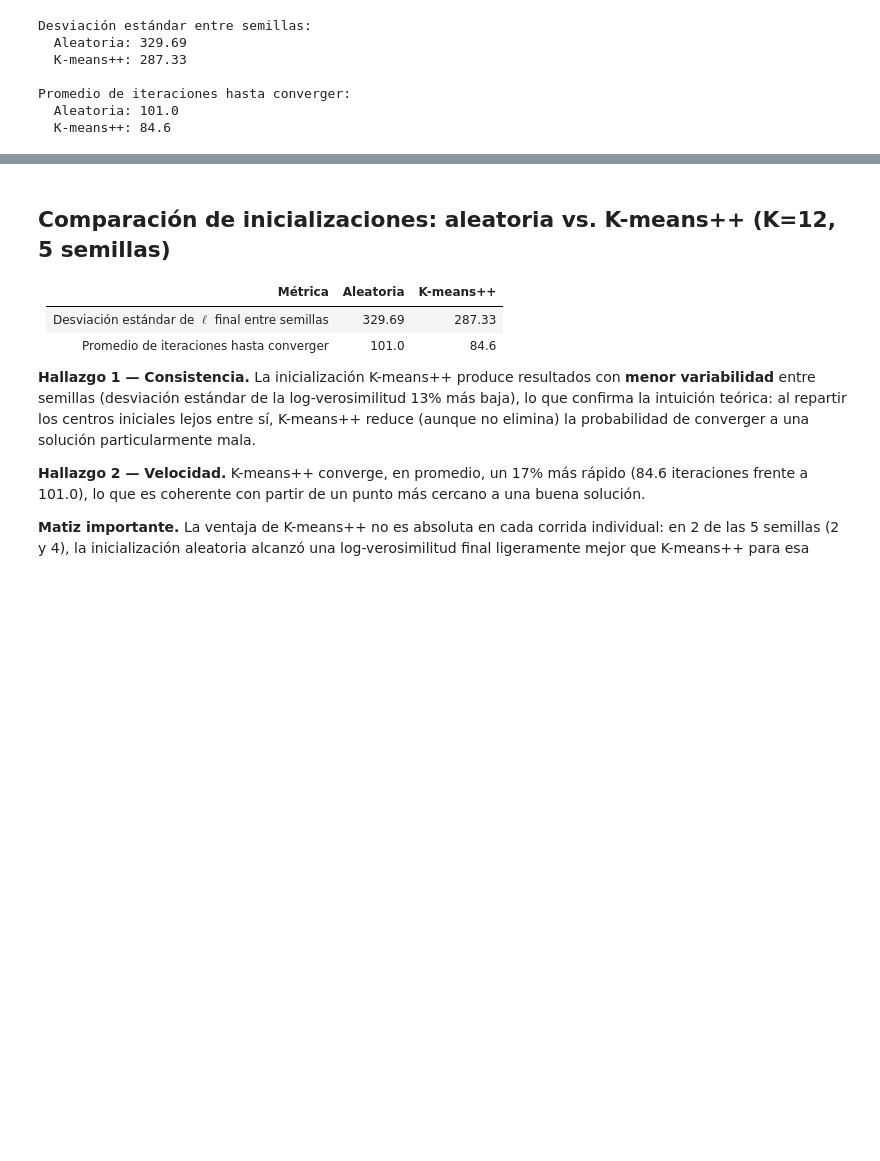
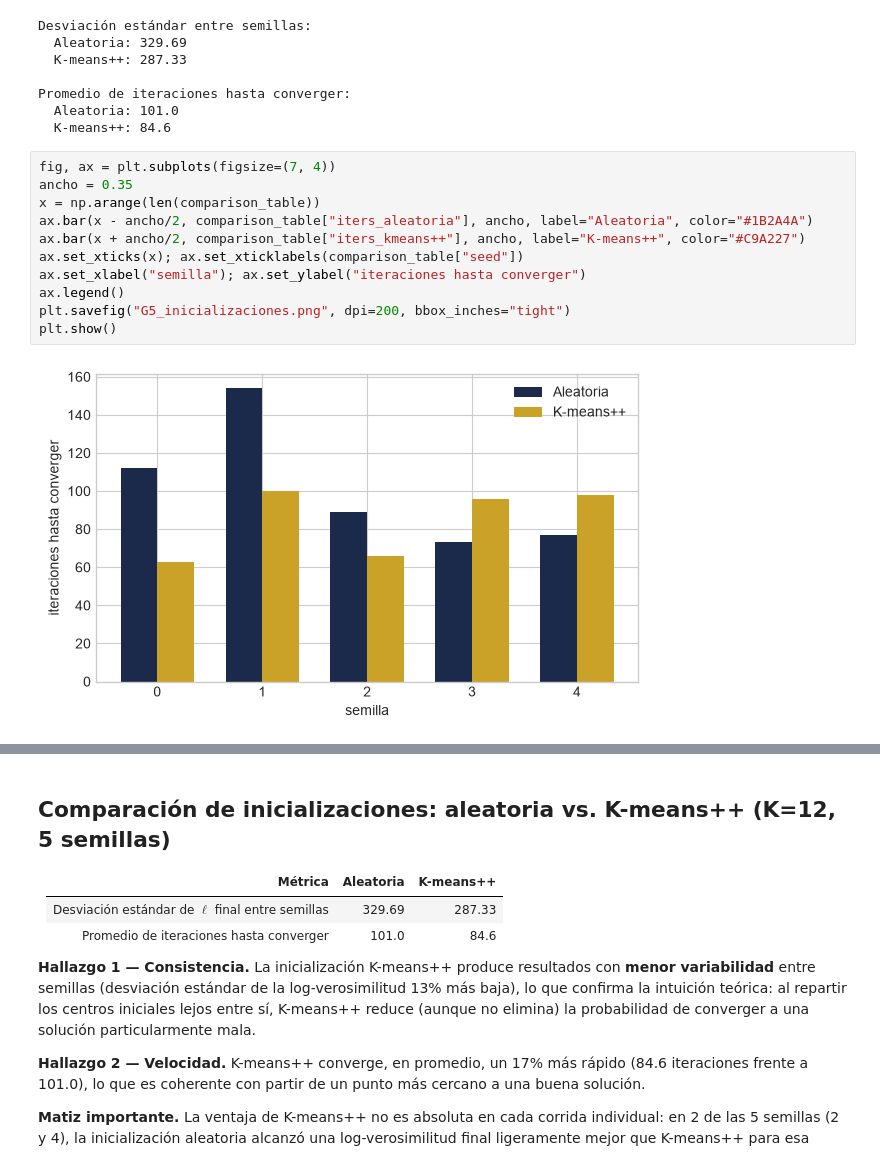
Before and after one commit to diegodich/Nyc-Taxi-Trip-Duration, a Jupyter notebook: notebooks/03_gmm_em.ipynb, the cells around one changed output, grey strips where cells are left out. Cells and saved outputs as stored; diff of their text form; blank space fills up the shorter version.

```diff
--- a/notebooks/03_gmm_em.ipynb
+++ b/notebooks/03_gmm_em.ipynb
@@ -887,3 +895,16 @@ Desviación estándar entre semillas:
 Promedio de iteraciones hasta converger:
   Aleatoria: 101.0
   K-means++: 84.6
+# %%
+fig, ax = plt.subplots(figsize=(7, 4))
+ancho = 0.35
+x = np.arange(len(comparison_table))
+ax.bar(x - ancho/2, comparison_table["iters_aleatoria"], ancho, label="Aleatoria", color="#1B2A4A")
+ax.bar(x + ancho/2, comparison_table["iters_kmeans++"], ancho, label="K-means++", color="#C9A227")
+ax.set_xticks(x); ax.set_xticklabels(comparison_table["seed"])
+ax.set_xlabel("semilla"); ax.set_ylabel("iteraciones hasta converger")
+ax.legend()
+plt.savefig("G5_inicializaciones.png", dpi=200, bbox_inches="tight")
+plt.show()
+# %% [output]
+[figure, added]
```
Also changed, not shown: parts of 3 cells of this notebook.
